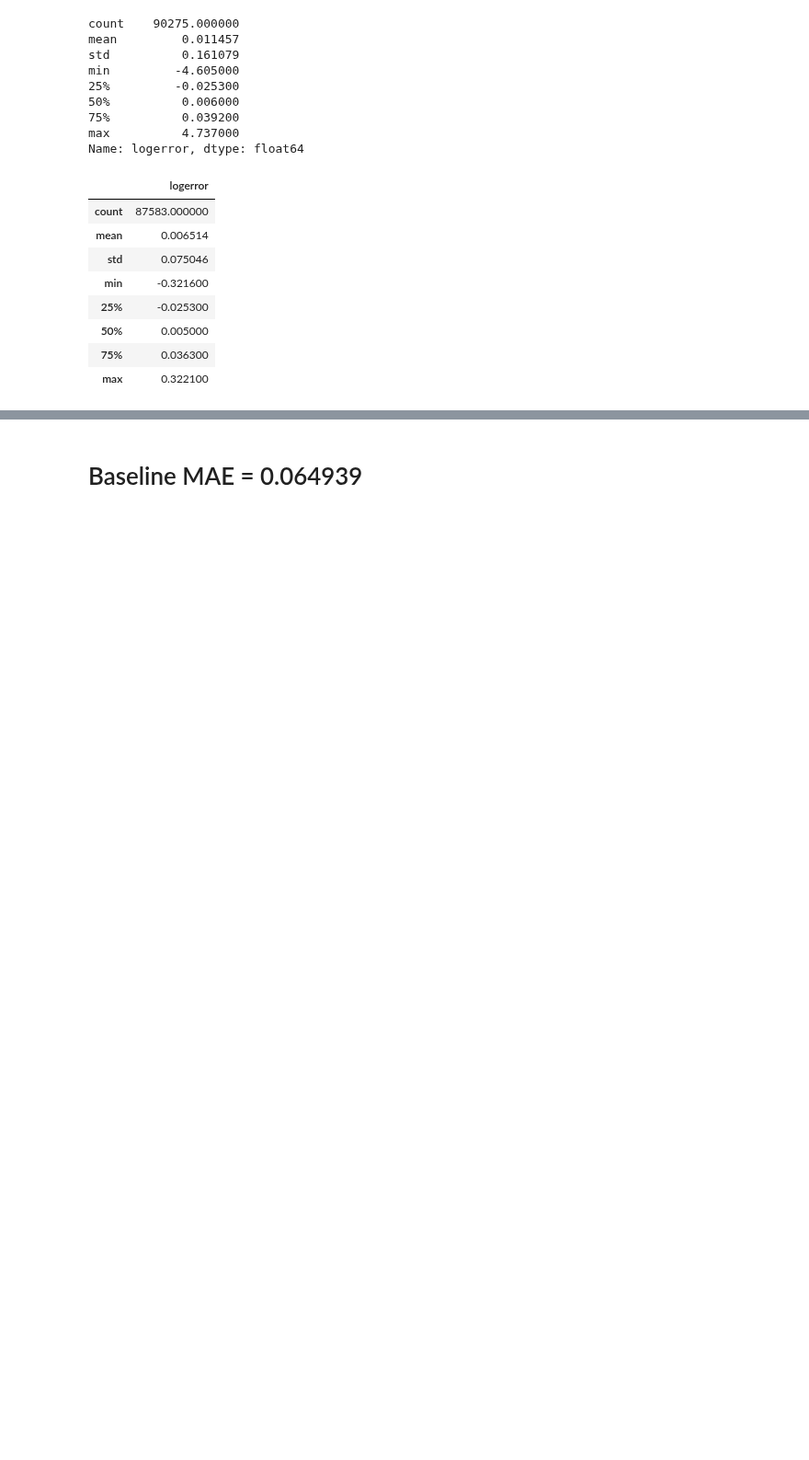
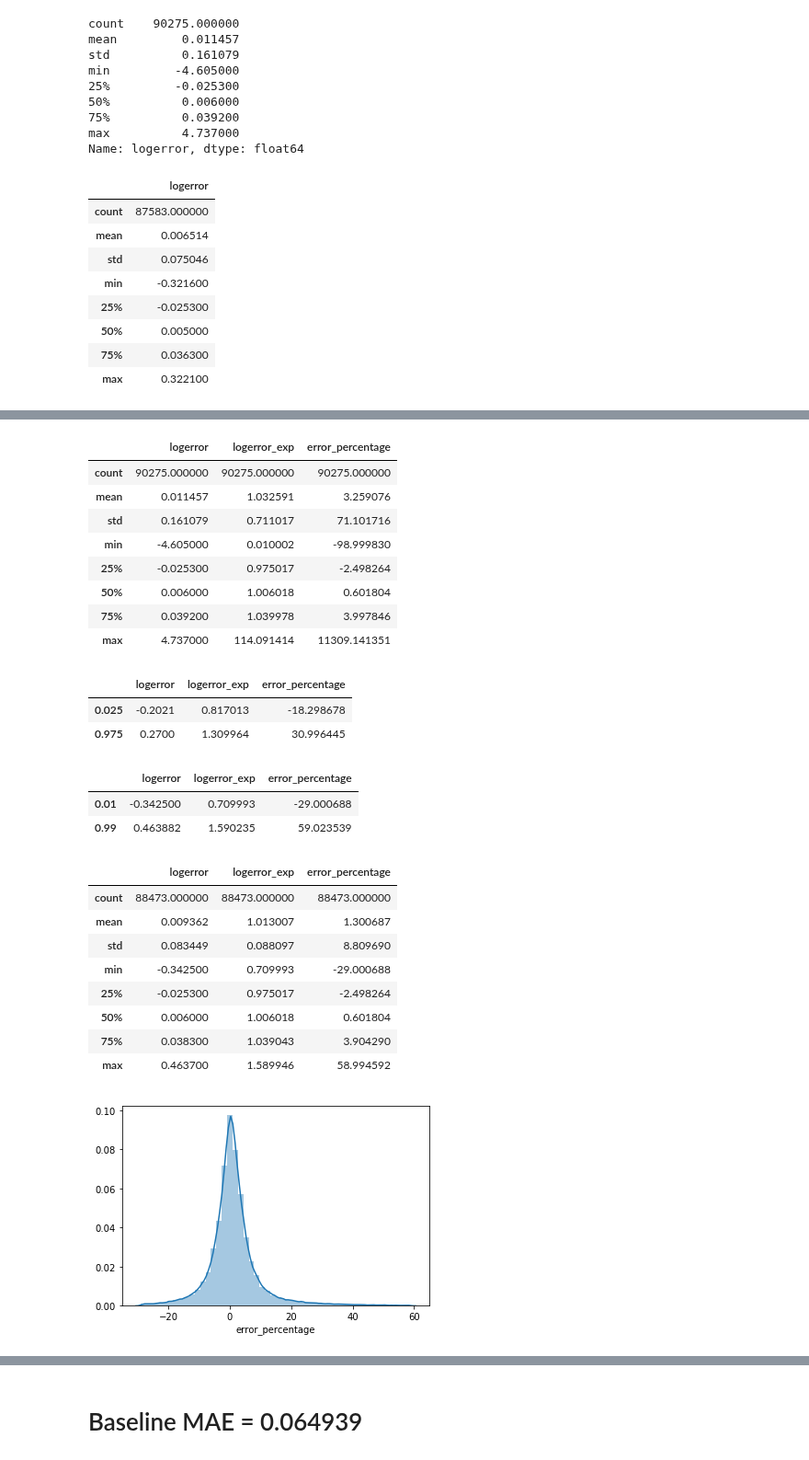
Before and after one commit to ibratface/dl_projects, a Jupyter notebook: zillow.ipynb, the cells around one changed output, grey strips where cells are left out. Shown at 92% size. Saved outputs shown, nothing was run; the diff lists cells and outputs as text; code cells hidden in the pictures; blank space fills up the shorter version.

```diff
--- a/zillow.ipynb
+++ b/zillow.ipynb
@@ -86,0 +109,40 @@ t['logerror'].quantile(.025)
+# %%
+e = pd.DataFrame(t['logerror'])
+e['logerror_exp'] = np.exp(t['logerror'])
+e['error_percentage'] = (e['logerror_exp']-1)*100
+display(e.describe())
+display(e.quantile([0.025, 0.975]))
+display(e.quantile([0.01, 0.99]))
+c = 'error_percentage'
+e_min = e[c].quantile(.01)
+e_max = e[c].quantile(.99)
+# sns.distplot(e[c])
+e_no_outliers = e[(e.error_percentage >= e_min) & (e.error_percentage <= e_max)]
+sns.distplot(e_no_outliers[c])
+e_no_outliers.describe()
+# %% [output]
+|  | logerror | logerror_exp | error_percentage |
+| count | 90275.000000 | 90275.000000 | 90275.000000 |
+| mean | 0.011457 | 1.032591 | 3.259076 |
+| std | 0.161079 | 0.711017 | 71.101716 |
+| min | -4.605000 | 0.010002 | -98.999830 |
+| 25% | -0.025300 | 0.975017 | -2.498264 |
+| 50% | 0.006000 | 1.006018 | 0.601804 |
+| 75% | 0.039200 | 1.039978 | 3.997846 |
+| max | 4.737000 | 114.091414 | 11309.141351 |
+|  | logerror | logerror_exp | error_percentage |
+| 0.025 | -0.2021 | 0.817013 | -18.298678 |
+| 0.975 | 0.2700 | 1.309964 | 30.996445 |
+|  | logerror | logerror_exp | error_percentage |
+| 0.01 | -0.342500 | 0.709993 | -29.000688 |
+| 0.99 | 0.463882 | 1.590235 | 59.023539 |
+|  | logerror | logerror_exp | error_percentage |
+| count | 88473.000000 | 88473.000000 | 88473.000000 |
+| mean | 0.009362 | 1.013007 | 1.300687 |
+| std | 0.083449 | 0.088097 | 8.809690 |
+| min | -0.342500 | 0.709993 | -29.000688 |
+| 25% | -0.025300 | 0.975017 | -2.498264 |
+| 50% | 0.006000 | 1.006018 | 0.601804 |
+| 75% | 0.038300 | 1.039043 | 3.904290 |
+| max | 0.463700 | 1.589946 | 58.994592 |
+[figure, added]
```
Also changed, not shown: parts of 18 cells of this notebook, 1 other file.
